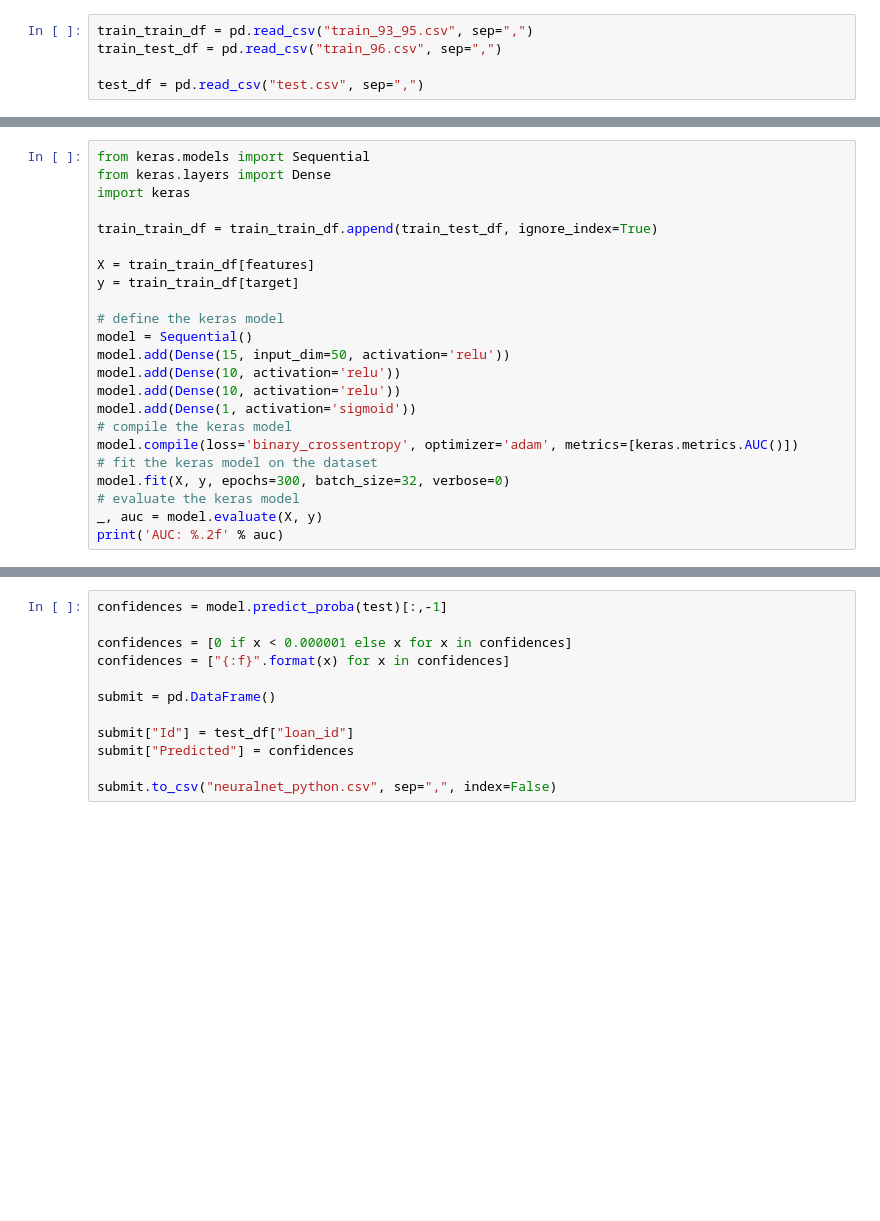
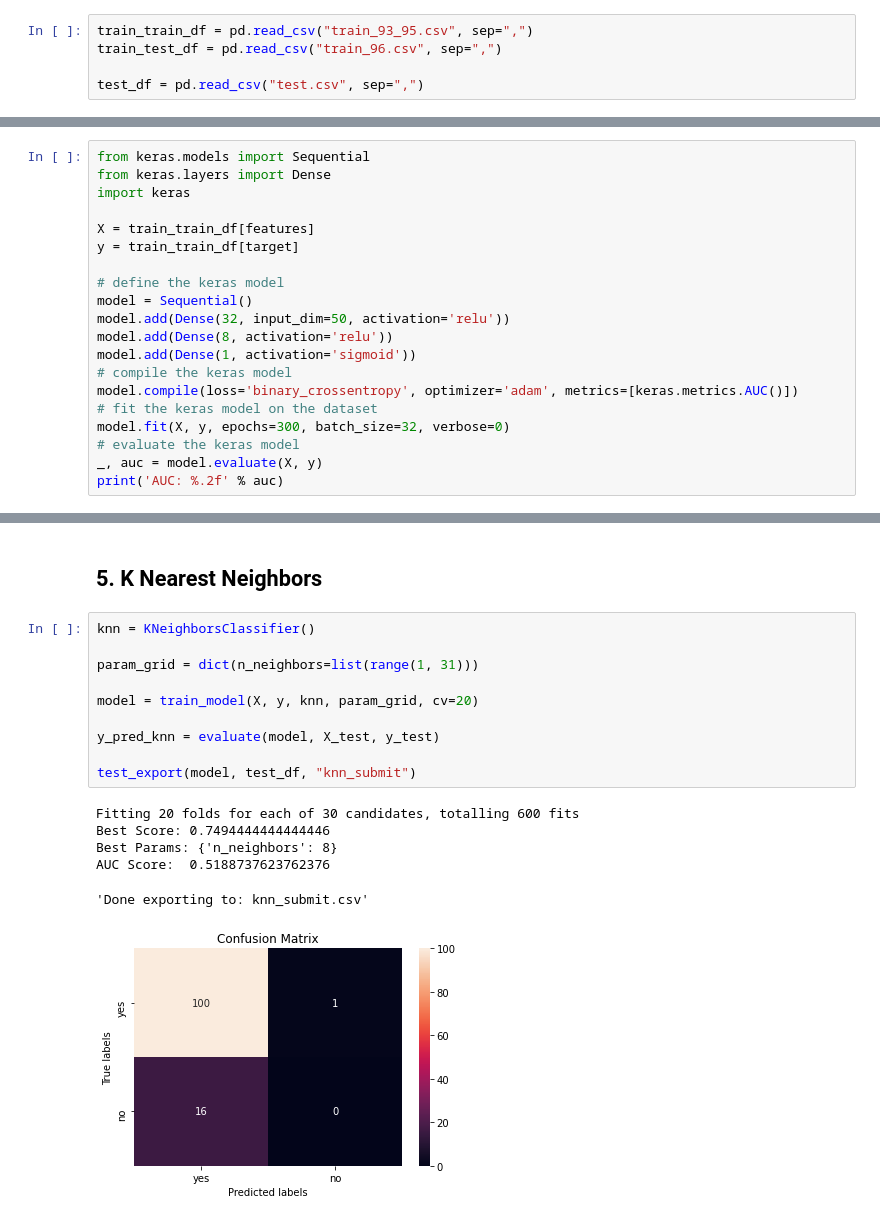
Before and after one commit to goncaloacteixeira/feup-ac, a Jupyter notebook: modeling.ipynb, the cells around one changed output, grey strips where cells are left out. Cells and saved outputs as stored; diff of their text form; blank space fills up the shorter version.

```diff
--- a/modeling.ipynb
+++ b/modeling.ipynb
@@ -105,17 +178,14 @@ submit
 from keras.models import Sequential
 from keras.layers import Dense
 import keras
-
-train_train_df = train_train_df.append(train_test_df, ignore_index=True)
 
 X = train_train_df[features]
 y = train_train_df[target]
 
 # define the keras model
 model = Sequential()
-model.add(Dense(15, input_dim=50, activation='relu'))
-model.add(Dense(10, activation='relu'))
-model.add(Dense(10, activation='relu'))
+model.add(Dense(32, input_dim=50, activation='relu'))
+model.add(Dense(8, activation='relu'))
 model.add(Dense(1, activation='sigmoid'))
 # compile the keras model
 model.compile(loss='binary_crossentropy', optimizer='adam', metrics=[keras.metrics.AUC()])
@@ -152,13 +210,20 @@ AUC Score:  0.4900990099009901
 [figure]
-# %%
-confidences = model.predict_proba(test)[:,-1]
-
-confidences = [0 if x < 0.000001 else x for x in confidences]
-confidences = ["{:f}".format(x) for x in confidences]
-
-submit = pd.DataFrame()
-
-submit["Id"] = test_df["loan_id"]
-submit["Predicted"] = confidences
-
-submit.to_csv("neuralnet_python.csv", sep=",", index=False)
+# %% [markdown]
+## 5. K Nearest Neighbors
+# %%
+knn = KNeighborsClassifier()
+
+param_grid = dict(n_neighbors=list(range(1, 31)))
+
+model = train_model(X, y, knn, param_grid, cv=20)
+
+y_pred_knn = evaluate(model, X_test, y_test)
+
+test_export(model, test_df, "knn_submit")
+# %% [output]
+Fitting 20 folds for each of 30 candidates, totalling 600 fits
+Best Score: 0.7494444444444446
+Best Params: {'n_neighbors': 8}
+AUC Score:  0.5188737623762376
+'Done exporting to: knn_submit.csv'
+[figure, added]
```
Also changed, not shown: parts of 29 cells of this notebook.
